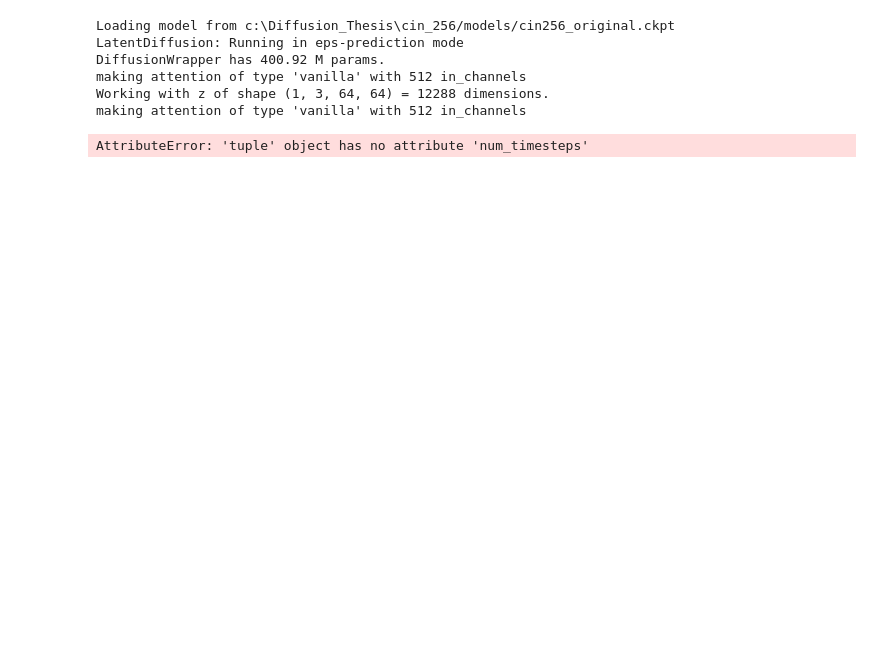
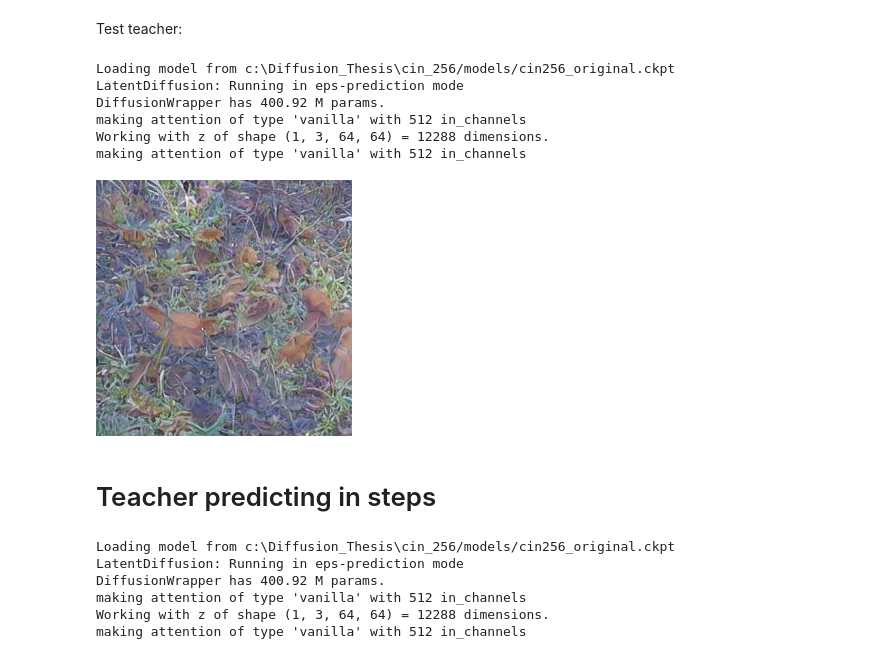
Before and after one commit to Pmobilee/DSD, a Jupyter notebook: cin_256/CIN256_Distillation.ipynb, the cells around one changed output. Cells and saved outputs as stored; diff of their text form; code cells hidden in the pictures; blank space fills up the shorter version.

Commit message:
x0 teacher in steps

```diff
--- a/cin_256/CIN256_Distillation.ipynb
+++ b/cin_256/CIN256_Distillation.ipynb
@@ -1,3 +26,34 @@
+# %% [markdown]
+Test teacher:
+# %%
+config_path=f"{cwd}/models/configs/cin256-v2-custom.yaml"
+model_path=f"{cwd}/models/cin256_original.ckpt"
+
+teacher2 = create_models(config_path, model_path, student=False)
+# %% [output]
+Loading model from c:\Diffusion_Thesis\cin_256/models/cin256_original.ckpt
+LatentDiffusion: Running in eps-prediction mode
+DiffusionWrapper has 400.92 M params.
+making attention of type 'vanilla' with 512 in_channels
+Working with z of shape (1, 3, 64, 64) = 12288 dimensions.
+making attention of type 'vanilla' with 512 in_channels
+# %%
+timesteps =  400
+# uc = teacher.get_learned_conditioning({teacher.cond_stage_key: torch.tensor(1*[1000]).to(teacher.device)})
+xc = torch.tensor([992])
+teacher2.num_timesteps = timesteps
+# teacher2.register_schedule(given_betas=None, beta_schedule="cosine", timesteps=timesteps)
+c = teacher2.get_learned_conditioning({teacher2.cond_stage_key: xc.to(teacher2.device)})
+img, x0 = teacher2.progressive_denoising(cond=c, shape=[3, 64, 64], verbose=True, callback=None, quantize_denoised=False,
+                              img_callback=None, mask=None, x0=None, temperature=1., noise_dropout=0.,
+                              score_corrector=None, corrector_kwargs=None, batch_size=1, x_T=None, start_T=None,
+                              log_every_t=None)
+# %%
+latent_to_img(teacher2, img)
+# %% [output]
+[figure, added]
+# %% [markdown]
+# Teacher predicting in steps
 # %%
 from util_x0 import *
 import wandb
@@ -18,14 +74,36 @@ making attention of type 'vanilla' with 512 in_channels
 Working with z of shape (1, 3, 64, 64) = 12288 dimensions.
 making attention of type 'vanilla' with 512 in_channels
 # %%
-timesteps = 600
-teacher.num_timesteps= timesteps
-# uc = teacher.get_learned_conditioning({teacher.cond_stage_key: torch.tensor(1*[1000]).to(teacher.device)})
-xc = torch.tensor([992])
-c = teacher.get_learned_conditioning({teacher.cond_stage_key: xc.to(teacher.device)})
-img, x0, imgs = teacher.progressive_denoising(cond=uc, shape=[3, 64, 64], verbose=True, callback=None, quantize_denoised=False,
+NUM_CLASSES = 1000
+generations = 1
+# intermediate_generation = generations // 5
+ddim_steps_teacher = 400
+ddim_steps_student = int(ddim_steps_teacher / 2)
+TEACHER_STEPS = 2
+STUDENT_STEPS = 1
+ddim_eta = 0.01
+scale = 3.0
+updates = int(ddim_steps_teacher / TEACHER_STEPS)
+
+
+teacher.num_timesteps = ddim_steps_teacher
+
+with torch.no_grad():
+    with teacher.ema_scope():
+
+            # for class_prompt in tqdm.tqdm(torch.randint(0, NUM_CLASSES, (generations,))):
+
+            with tqdm.tqdm(torch.randint(0, NUM_CLASSES, (generations,))) as tepoch:
+
+                for i, class_prompt in enumerate(tepoch):
+                    img = None
+                    # xc = torch.tensor([class_prompt])
+                    xc = torch.tensor([992])
+                    c = teacher.get_learned_conditioning({teacher.cond_stage_key: xc.to(teacher.device)})
+
+                    for steps in range(updates):
+
+                        img, x0, x_T_copy = teacher.progressive_denoising(cond=c, shape=[3, 64, 64], verbose=True, callback=None, quantize_denoised=False,
                               img_callback=None, mask=None, x0=None, temperature=1., noise_dropout=0.,
-                              score_corrector=None, corrector_kwargs=None, batch_size=1, x_T=None, start_T=None,
+                              score_corrector=None, corrector_kwargs=None, batch_size=1, x_T=img, start_T=steps*2,
                               log_every_t=None, keep_intermediates=True)
-# %% [output]
-AttributeError: 'tuple' object has no attribute 'num_timesteps'
```
Also changed, not shown: parts of 7 cells of this notebook, 2 other files.
